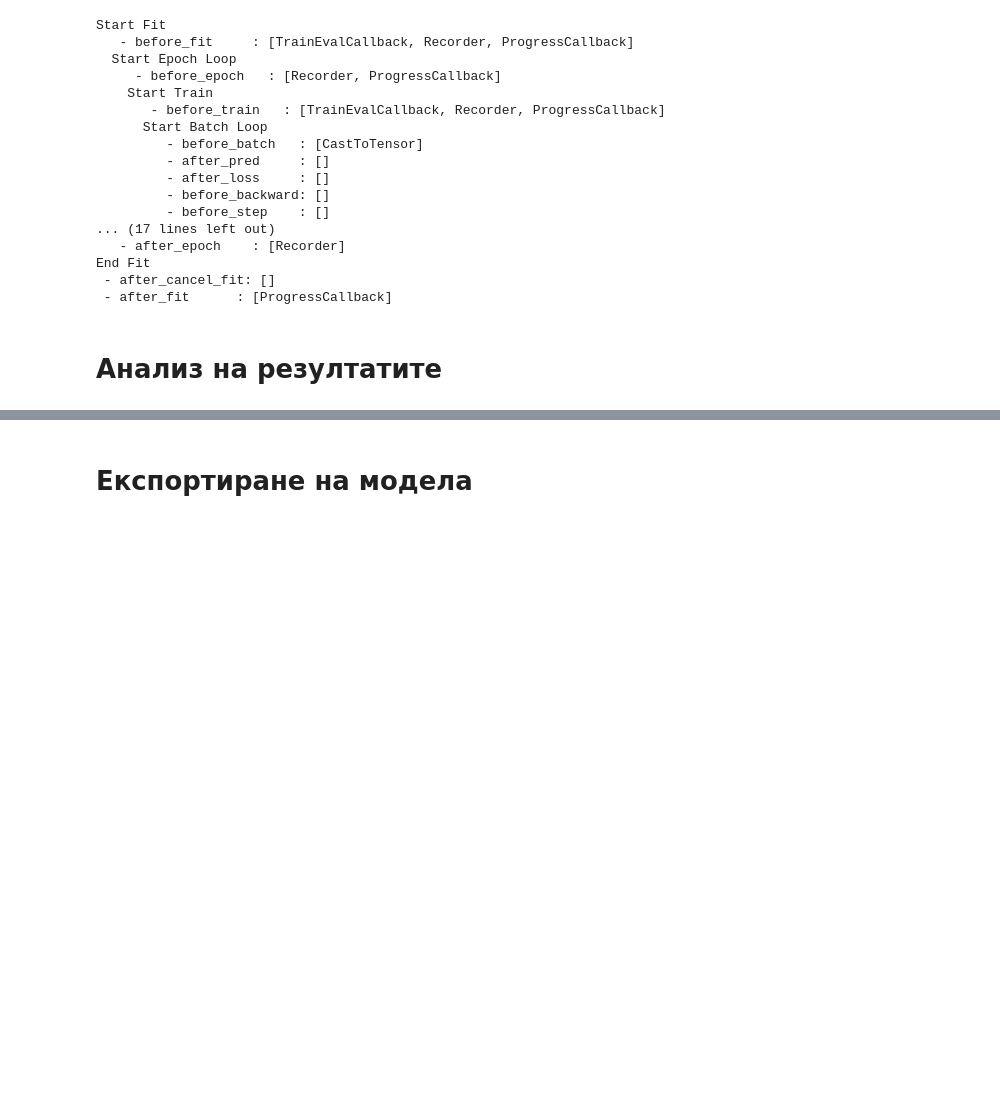
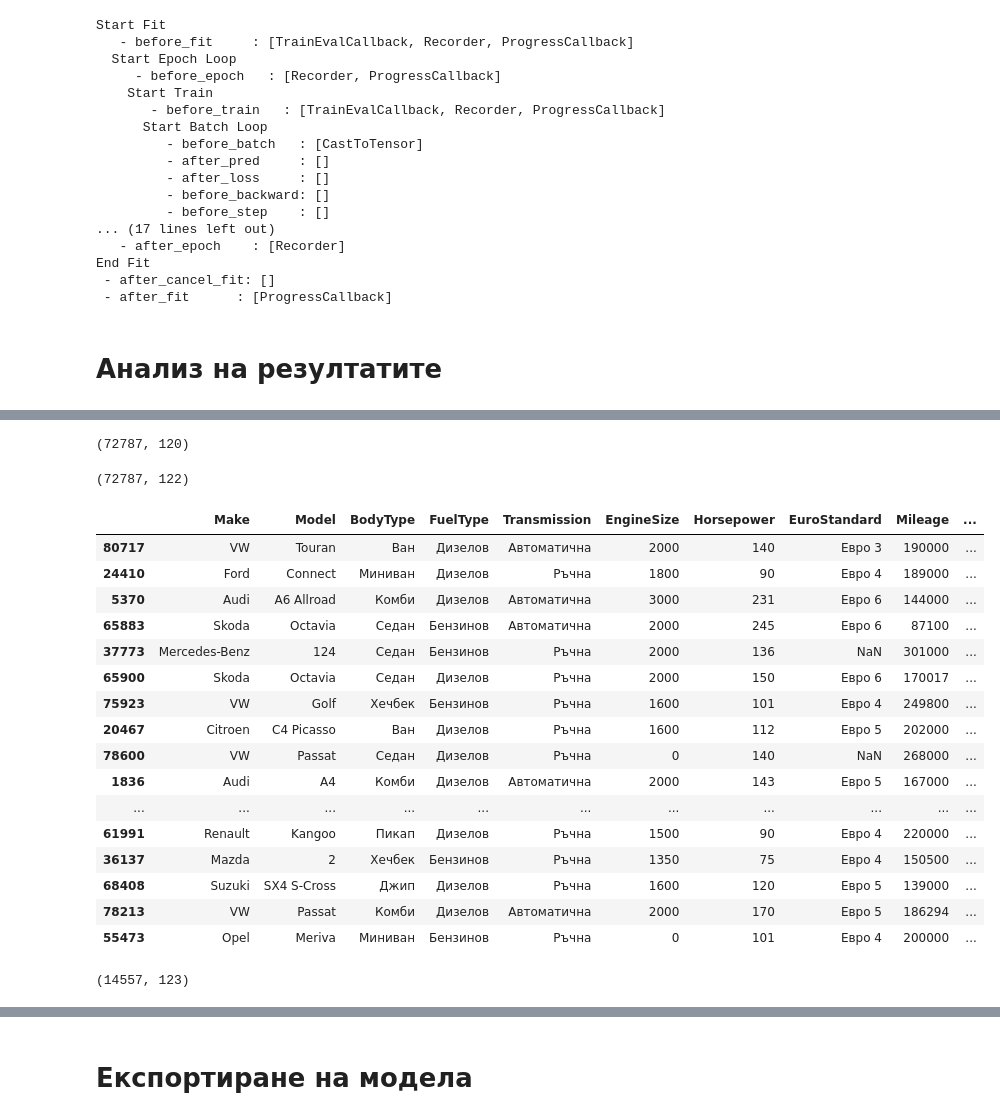
Before and after one commit to AlexDim1/car-market-price-prediction, a Jupyter notebook: training/6. Training a Neural Network Model for predicting car price.ipynb, the cells around one changed output, grey strips where cells are left out. Cells and saved outputs as stored; diff of their text form; code cells hidden in the pictures; blank space fills up the shorter version.

```diff
--- a/training/6. Training a Neural Network Model for predicting car price.ipynb
+++ b/training/6. Training a Neural Network Model for predicting car price.ipynb
@@ -210,3 +216,11 @@ data_with_preds.sample(20)
 errors_df = data_with_preds.copy()
 errors = pd.Series(np.abs(data_with_preds['Price'] - data_with_preds['Predicted Price']))
 errors_df['Error'] = errors
+# %%
+dataset.shape
+# %% [output]
+(72787, 120)
+# %%
+errors_df.shape
+# %% [output]
+(72787, 122)
@@ -213,3 +230,27 @@ errors_df['Error'] = errors
+# %%
+errors_df.sample(20)
+# %% [output]
+|  | Make | Model | BodyType | FuelType | Transmission | EngineSize | Horsepower | EuroStandard | Mileage | ... |
+| 80717 | VW | Touran | Ван | Дизелов | Автоматична | 2000 | 140 | Евро 3 | 190000 | ... |
+| 24410 | Ford | Connect | Миниван | Дизелов | Ръчна | 1800 | 90 | Евро 4 | 189000 | ... |
+| 5370 | Audi | A6 Allroad | Комби | Дизелов | Автоматична | 3000 | 231 | Евро 6 | 144000 | ... |
+| 65883 | Skoda | Octavia | Седан | Бензинов | Автоматична | 2000 | 245 | Евро 6 | 87100 | ... |
+| 37773 | Mercedes-Benz | 124 | Седан | Бензинов | Ръчна | 2000 | 136 | NaN | 301000 | ... |
+| 65900 | Skoda | Octavia | Седан | Дизелов | Ръчна | 2000 | 150 | Евро 6 | 170017 | ... |
+| 75923 | VW | Golf | Хечбек | Бензинов | Ръчна | 1600 | 101 | Евро 4 | 249800 | ... |
+| 20467 | Citroen | C4 Picasso | Ван | Дизелов | Ръчна | 1600 | 112 | Евро 5 | 202000 | ... |
+| 78600 | VW | Passat | Седан | Дизелов | Ръчна | 0 | 140 | NaN | 268000 | ... |
+| 1836 | Audi | A4 | Комби | Дизелов | Автоматична | 2000 | 143 | Евро 5 | 167000 | ... |
+| ... | ... | ... | ... | ... | ... | ... | ... | ... | ... | ... |
+| 61991 | Renault | Kangoo | Пикап | Дизелов | Ръчна | 1500 | 90 | Евро 4 | 220000 | ... |
+| 36137 | Mazda | 2 | Хечбек | Бензинов | Ръчна | 1350 | 75 | Евро 4 | 150500 | ... |
+| 68408 | Suzuki | SX4 S-Cross | Джип | Дизелов | Ръчна | 1600 | 120 | Евро 5 | 139000 | ... |
+| 78213 | VW | Passat | Комби | Дизелов | Автоматична | 2000 | 170 | Евро 5 | 186294 | ... |
+| 55473 | Opel | Meriva | Миниван | Бензинов | Ръчна | 0 | 101 | Евро 4 | 200000 | ... |
+# %%
+errors_df.shape
+# %% [output]
+(14557, 123)
 # %%
 import seaborn as sns
 
```
Also changed, not shown: parts of 7 cells of this notebook.
